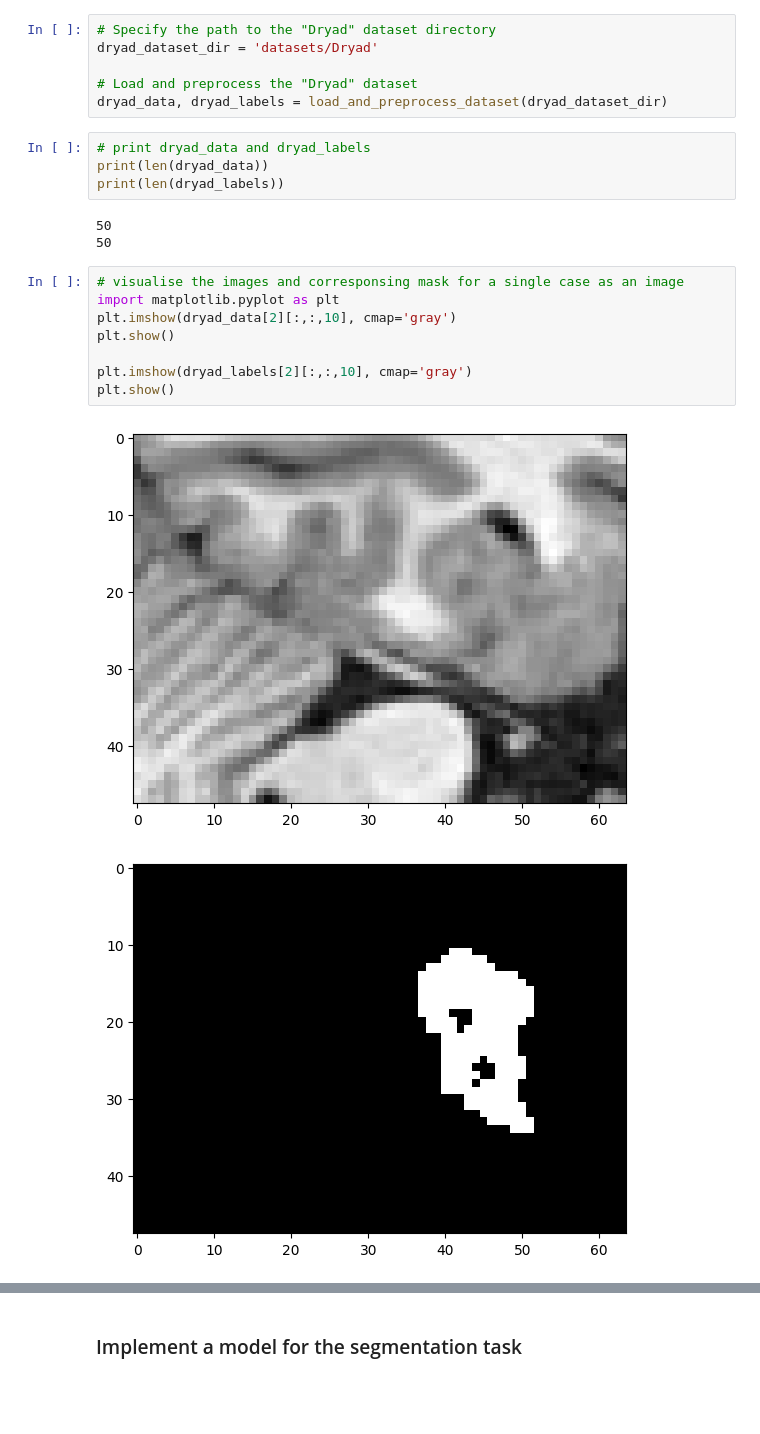
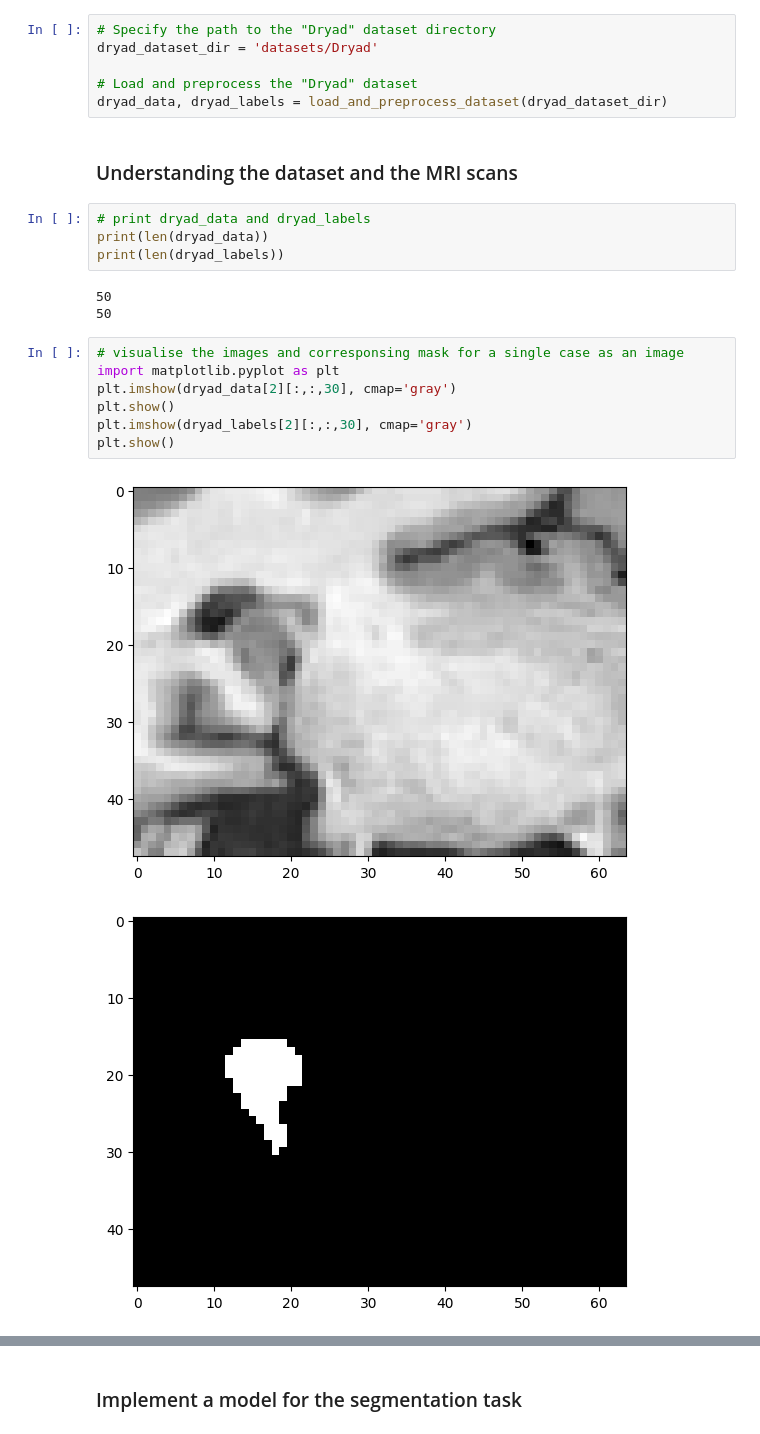
Before and after one commit to Anika-Roy/Hippocampus-Segmentation, a Jupyter notebook: task.ipynb, the cells around one changed output, grey strips where cells are left out. Drawn from its saved outputs; the diff is of its cells as text; blank space fills up the shorter version.

```diff
--- a/task.ipynb
+++ b/task.ipynb
@@ -68,6 +68,8 @@ dryad_dataset_dir = 'datasets/Dryad'
 
 # Load and preprocess the "Dryad" dataset
 dryad_data, dryad_labels = load_and_preprocess_dataset(dryad_dataset_dir)
+# %% [markdown]
+### Understanding the dataset and the MRI scans
 # %%
 # print dryad_data and dryad_labels
 print(len(dryad_data))
@@ -78,11 +80,10 @@ print(len(dryad_labels))
 # %%
 # visualise the images and corresponsing mask for a single case as an image
 import matplotlib.pyplot as plt
-plt.imshow(dryad_data[2][:,:,10], cmap='gray')
+plt.imshow(dryad_data[2][:,:,30], cmap='gray')
 plt.show()
-
-plt.imshow(dryad_labels[2][:,:,10], cmap='gray')
+plt.imshow(dryad_labels[2][:,:,30], cmap='gray')
 plt.show()
 # %% [output]
-[figure, old version]
+[figure, new version]
-[figure, old version]
+[figure, new version]
```
Also changed, not shown: parts of 7 cells of this notebook.
